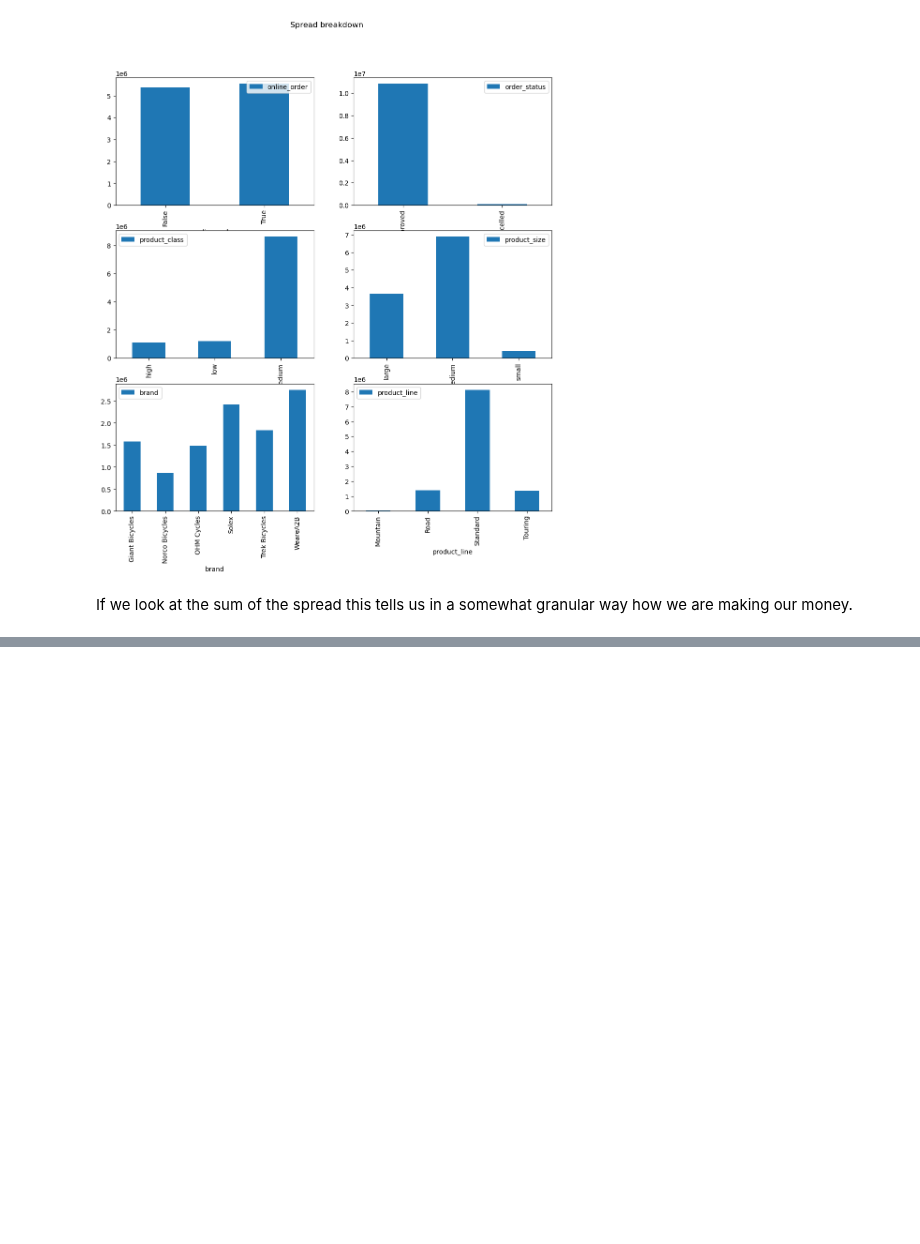
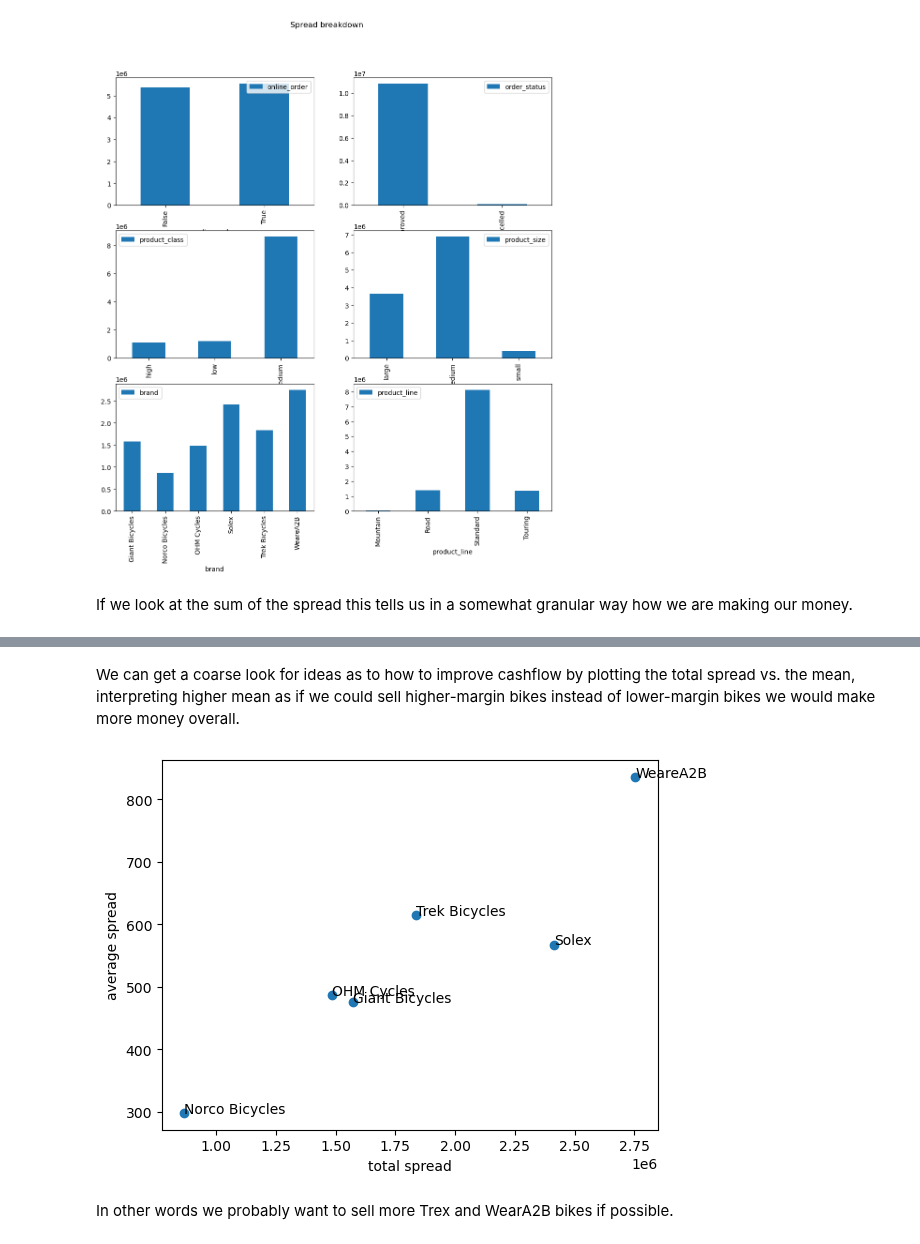
Before and after one commit to mikedelong/kaggle-workbooks, a Jupyter notebook: subplots-and-bar-charts.ipynb, the cells around one changed output, grey strips where cells are left out. Drawn from its saved outputs; the diff is of its cells as text; code cells hidden in the pictures; blank space fills up the shorter version.

Commit message:
Kaggle Notebook | Subplots and bar charts | Version 6

```diff
--- a/subplots-and-bar-charts.ipynb
+++ b/subplots-and-bar-charts.ipynb
@@ -116,0 +111,15 @@ treemap(data_frame=spread_df[brand_line + ['spread']].groupby(by=brand_line).mea
+# %% [markdown]
+We can get a coarse look for ideas as to how to improve cashflow by plotting the total spread vs. the mean, interpreting higher mean as if we could sell higher-margin bikes instead of lower-margin bikes we would make more money overall.
+# %%
+fig, ax = subplots()
+scatter_df = spread_df[['brand', 'spread']].groupby(['brand']).agg({'sum', 'mean'})['spread']
+ax.scatter(scatter_df['sum'].values, scatter_df['mean'].values)
+ax.set_xlabel('total spread')
+ax.set_ylabel('average spread')
+
+for index, text in enumerate(scatter_df.index.values):
+    ax.annotate(text, (scatter_df['sum'].values[index], scatter_df['mean'].values[index]))
+# %% [output]
+[figure, added]
+# %% [markdown]
+In other words we probably want to sell more Trex and WearA2B bikes if possible.
```
Also changed, not shown: parts of 3 cells of this notebook.
